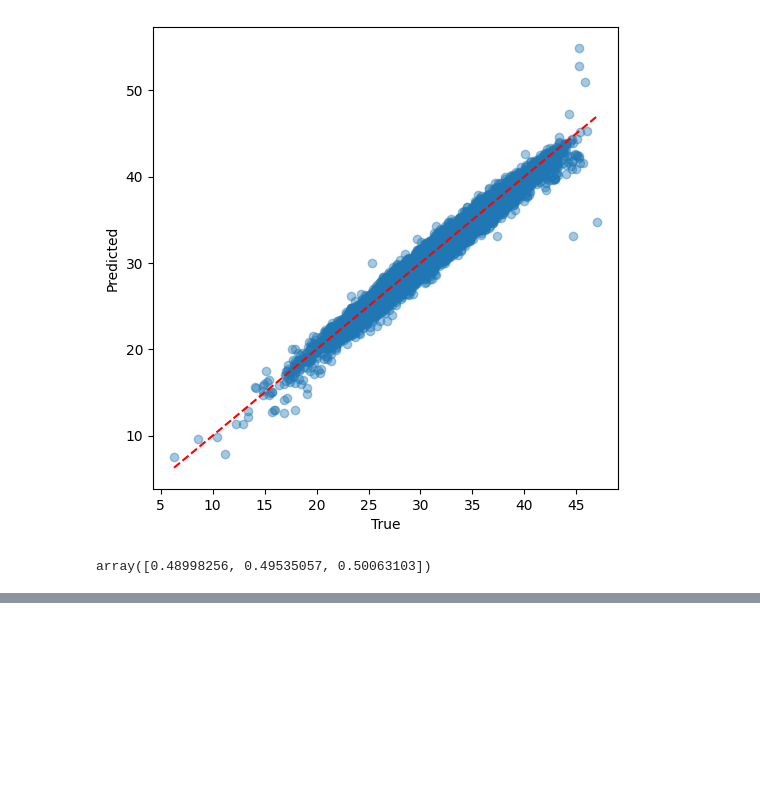
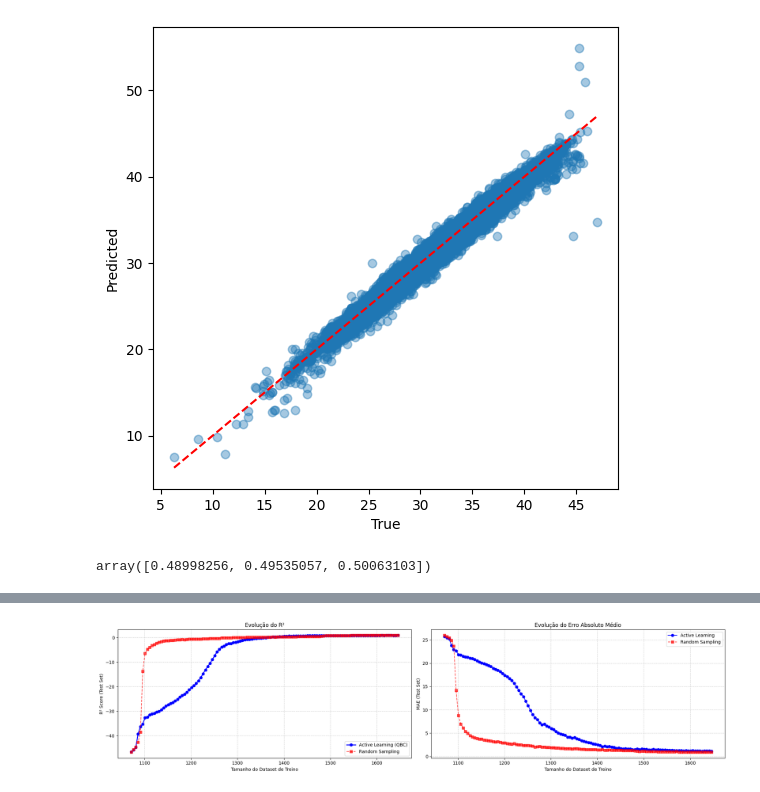
Before and after one commit to Luis-Menezes/CI-Chemistry, a Jupyter notebook: handson5_ActiveLearning.ipynb, the cells around one changed output, grey strips where cells are left out. Cells and saved outputs as stored; diff of their text form; code cells hidden in the pictures; blank space fills up the shorter version.

Commit message:
implements active learning in experiment 5 (needs )

```diff
--- a/handson5_ActiveLearning.ipynb
+++ b/handson5_ActiveLearning.ipynb
@@ -459,0 +466,2 @@ array([0.48998256, 0.49535057, 0.50063103])
+# %%
+df['coulomb_matrix'] = list(ev_cm_descriptors)
@@ -459,0 +484,13 @@ array([0.48998256, 0.49535057, 0.50063103])
+# %%
+import keras
+from keras.layers import Dense, Input
+
+def create_model(n_hidden_layers=2, units_per_layer=64, learning_rate=0.001, l2_reg=0.001):
+  mlp = keras.Sequential()
+  mlp.add(Input(shape=(X_dev.shape[1],)))
+  for i in range(n_hidden_layers, 0, -1):
+    mlp.add(Dense(units_per_layer*i, activation='relu', kernel_regularizer=keras.regularizers.l2(l2_reg)))
+  mlp.add(Dense(1, activation='linear'))
+  opt = keras.optimizers.Adam(learning_rate=learning_rate)
+  mlp.compile(optimizer=opt, loss='mae', metrics=['r2_score'])
+  return mlp
@@ -459,0 +516,5 @@ array([0.48998256, 0.49535057, 0.50063103])
+# %%
+topline_r2 = 0.9736
+threshold_r2 = topline_r2 * 0.90 # stopping at 90 % of topline
+print(f"Topline R2: {topline_r2:.4f} | Threshold R2: {threshold_r2:.4f}")
+print("Stopping at R2 score >= threshold_r2")
@@ -459,0 +959,55 @@ array([0.48998256, 0.49535057, 0.50063103])
+# %%
+import matplotlib.pyplot as plt
+
+def plot_al_results(r2_act, r2_rnd, mae_act, mae_rnd, initial_size, batch_size):
+    """
+    Plota comparativo de Active Learning vs Random Sampling.
+
+    Args:
+        r2_act, r2_rnd: Listas com scores R2
+        mae_act, mae_rnd: Listas com scores MAE
+        unc_act: Lista com a incerteza média do batch selecionado
+        initial_size: Tamanho do treino inicial
+        batch_size: Quantas amostras foram adicionadas por passo
+    """
+
+    # Eixo X: Tamanho do dataset de treino em cada passo
+    n_steps = len(r2_act)
+    x_axis = [initial_size + (i * batch_size) for i in range(n_steps)]
+
+    fig, axes = plt.subplots(1, 2, figsize=(20, 5))
+
+    # Gráfico 1: R2 Score (Maior é melhor)
+    axes[0].plot(x_axis, r2_act, 'b-o', label='Active Learning (QBC)', linewidth=2)
+    axes[0].plot(x_axis, r2_rnd, 'r--s', label='Random Sampling', alpha=0.7)
+    axes[0].set_xlabel('Tamanho do Dataset de Treino')
+    axes[0].set_ylabel('R² Score (Test Set)')
+    axes[0].set_title('Evolução do R²')
+    axes[0].legend()
+    axes[0].grid(True, linestyle='--', alpha=0.6)
+
+    # Gráfico 2: MAE (Menor é melhor)
+    axes[1].plot(x_axis, mae_act, 'b-o', label='Active Learning')
+    axes[1].plot(x_axis, mae_rnd, 'r--s', label='Random Sampling', alpha=0.7)
+    axes[1].set_xlabel('Tamanho do Dataset de Treino')
+    axes[1].set_ylabel('MAE (Test Set)')
+    axes[1].set_title('Evolução do Erro Absoluto Médio')
+    axes[1].legend()
+    axes[1].grid(True, linestyle='--', alpha=0.6)
+
+    plt.tight_layout()
+    plt.show()
+
+# --- Como chamar a função ---
+# Certifique-se de ter criado e preenchido a lista acc_unc_active no seu loop
+plot_al_results(
+    r2_act=acc_r2,
+    r2_rnd=acc_r2_rand,
+    mae_act=acc_mae,
+    mae_rnd=acc_mae_rand,
+    # unc_act=acc_unc_active, # <--- Lista nova que você precisa criar
+    initial_size=len(X_train_curr), # ou o valor de n_initial
+    batch_size=samples_per_step
+)
+# %% [output]
+[figure, added]
```
Also changed, not shown: parts of 13 cells of this notebook, 4 other files.
